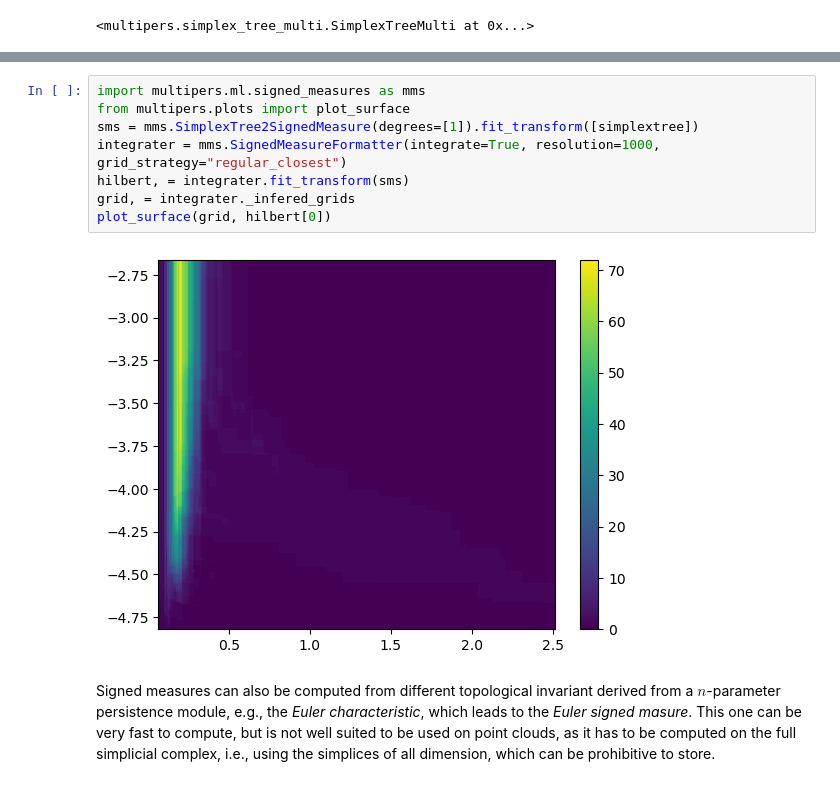
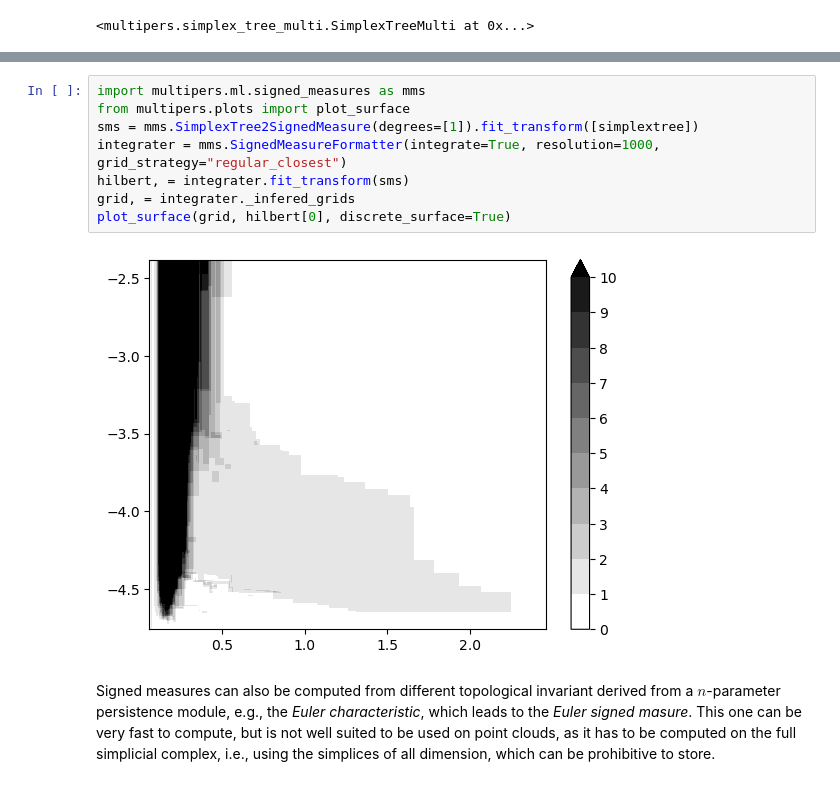
Before and after one commit to DavidLapous/multipers, a Jupyter notebook: tutorial/multipers_introduction.ipynb, the cells around one changed output, grey strips where cells are left out. Drawn from its saved outputs; the diff is of its cells as text.

```diff
--- a/tutorial/multipers_introduction.ipynb
+++ b/tutorial/multipers_introduction.ipynb
@@ -74,13 +74,13 @@ sm, = mms.SimplexTree2SignedMeasure(degrees=[1], plot=True, enforce_null_mass=Fa
 # %%
 import multipers.ml.signed_measures as mms
 from multipers.plots import plot_surface
 sms = mms.SimplexTree2SignedMeasure(degrees=[1]).fit_transform([simplextree])
 integrater = mms.SignedMeasureFormatter(integrate=True, resolution=1000, grid_strategy="regular_closest")
 hilbert, = integrater.fit_transform(sms)
 grid, = integrater._infered_grids
-plot_surface(grid, hilbert[0])
+plot_surface(grid, hilbert[0], discrete_surface=True)
 # %% [output]
-[figure, old version]
+[figure, new version]
 # %% [markdown]
 Signed measures can also be computed from different topological invariant derived from a $n$-parameter persistence module, e.g., the *Euler characteristic*, which leads to the *Euler signed masure*. This one can be very fast to compute, but is not well suited to be used on point clouds, as it has to be computed on the full simplicial complex, i.e., using the simplices of all dimension, which can be prohibitive to store.
 # %%
```
Also changed, not shown: parts of 13 cells of this notebook, 15 other files.
